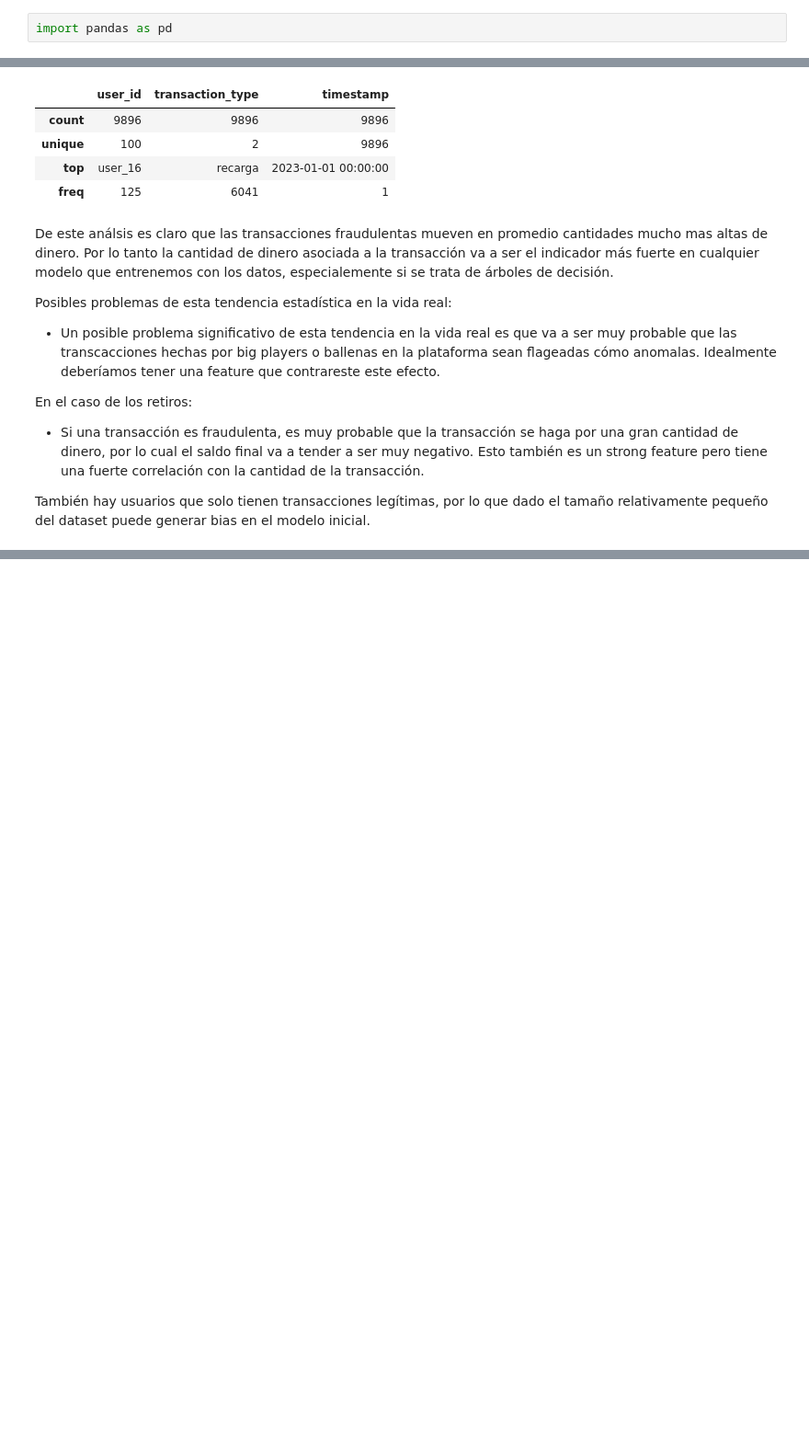
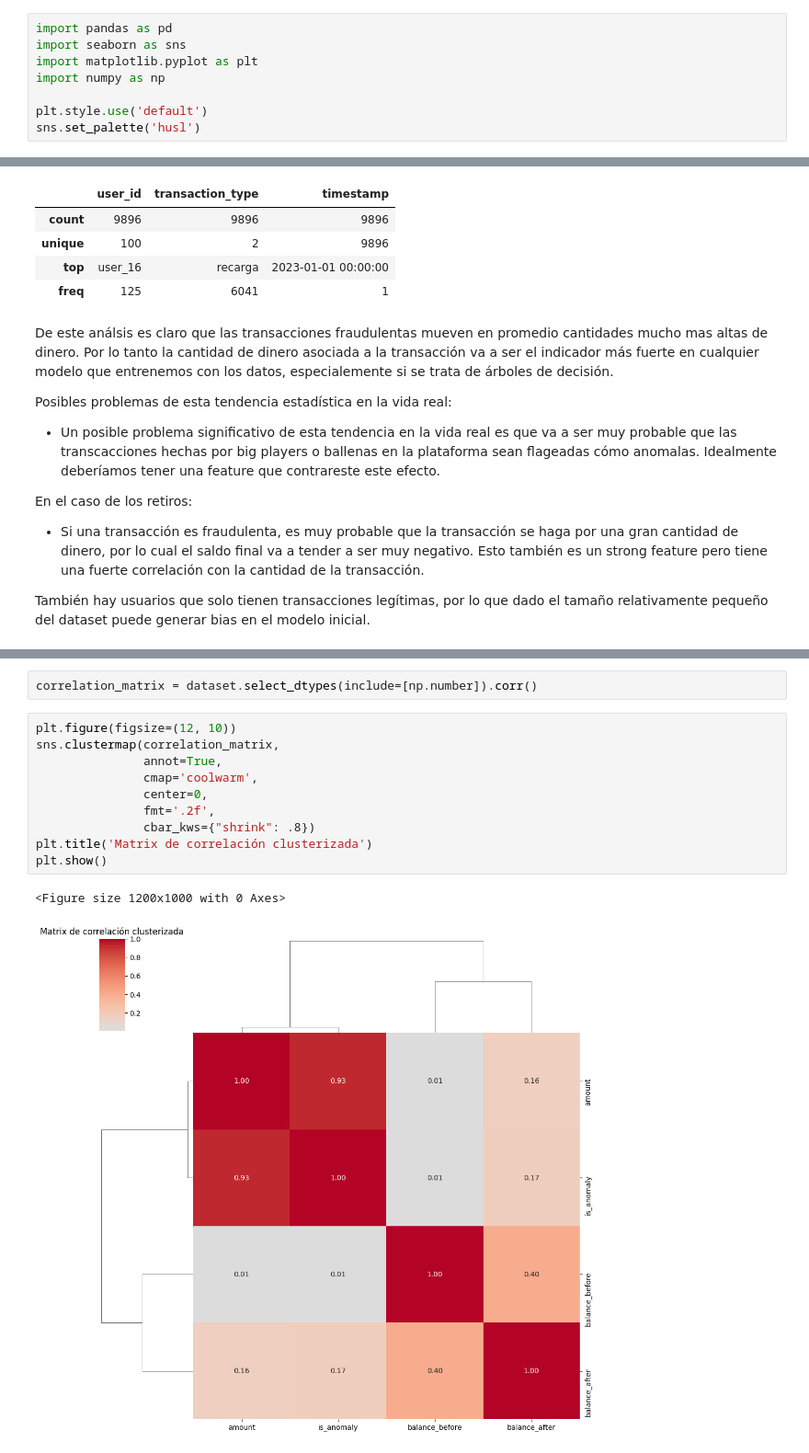
Before and after one commit to JuanHaunted/anomaly-detector, a Jupyter notebook: experiments/exploration.ipynb, the cells around one changed output, grey strips where cells are left out. Shown at 92% size. Saved outputs shown, nothing was run; the diff lists cells and outputs as text; blank space fills up the shorter version.

Commit message:
Included basic model and preprocessing

```diff
--- a/experiments/exploration.ipynb
+++ b/experiments/exploration.ipynb
@@ -2,6 +2,12 @@
 # Analísis Exploratorio de los Datos
 # %%
 import pandas as pd
+import seaborn as sns
+import matplotlib.pyplot as plt
+import numpy as np
+
+plt.style.use('default')
+sns.set_palette('husl')
 # %%
 dataset = pd.read_csv('../data/data_transactions.csv')
 # %%
@@ -158,0 +248,15 @@ También hay usuarios que solo tienen transacciones legítimas, por lo que dado
+# %%
+correlation_matrix = dataset.select_dtypes(include=[np.number]).corr()
+# %%
+plt.figure(figsize=(12, 10))
+sns.clustermap(correlation_matrix,
+               annot=True,
+               cmap='coolwarm',
+               center=0,
+               fmt='.2f',
+               cbar_kws={"shrink": .8})
+plt.title('Matrix de correlación clusterizada')
+plt.show()
+# %% [output]
+<Figure size 1200x1000 with 0 Axes>
+[figure, added]
```
Also changed, not shown: parts of 16 cells of this notebook, 9 other files.
